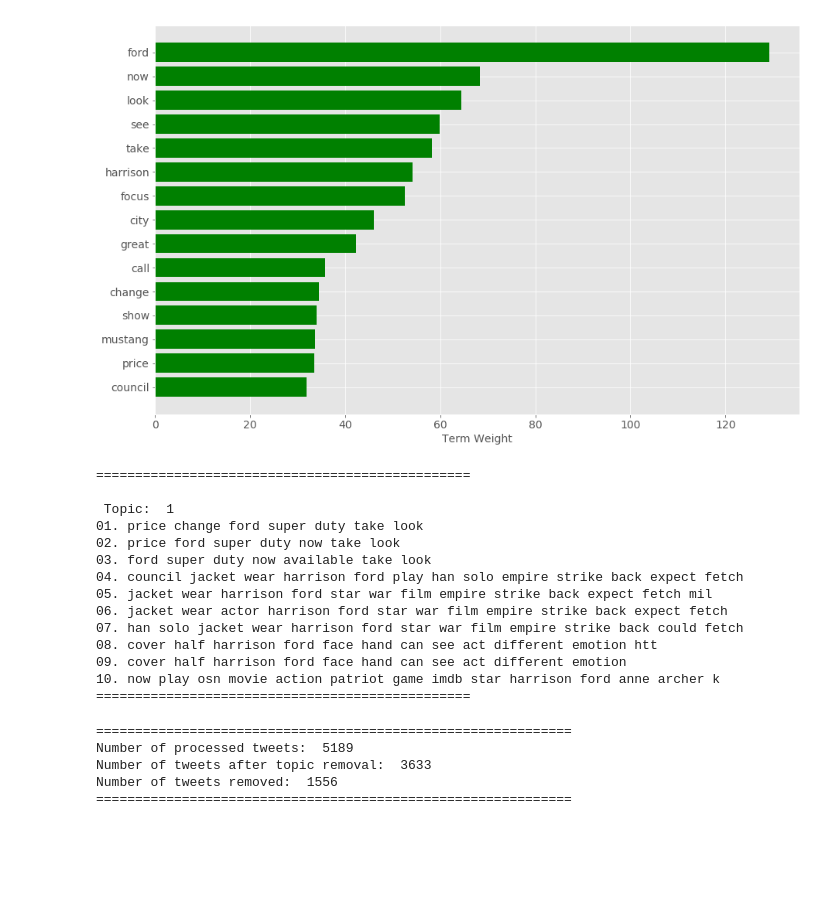
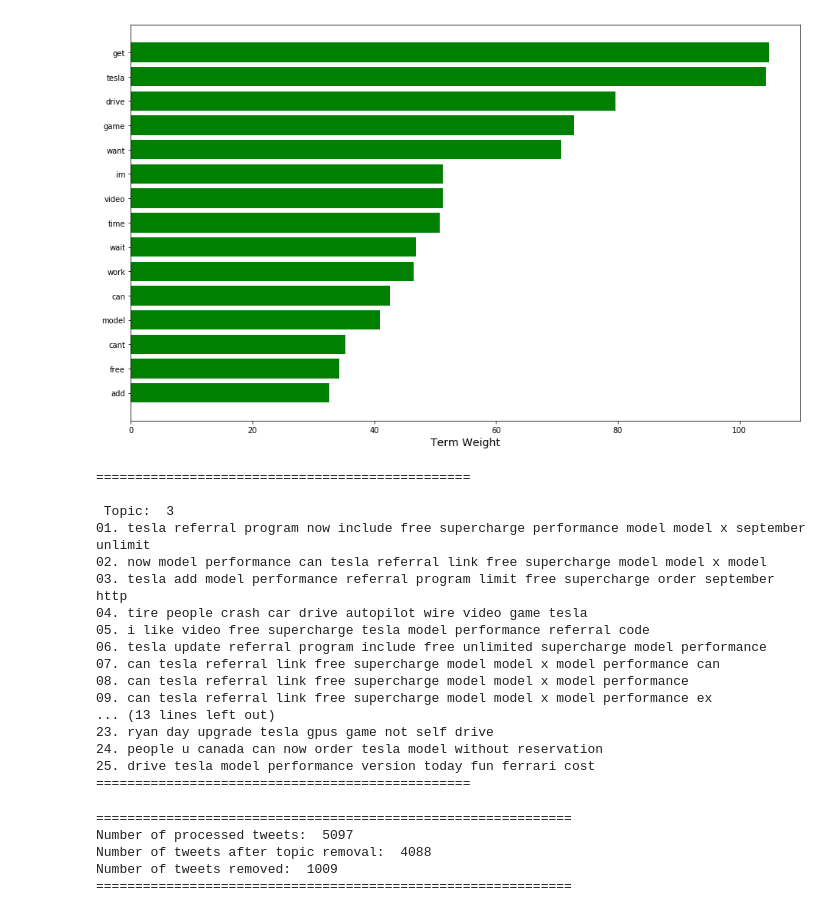
Before and after one commit to Moly-malibu/sentiment_analysis-1, a Jupyter notebook: sentiment_model/Topic Modelling.ipynb, the cells around one changed output. Cells and saved outputs as stored; diff of their text form; code cells hidden in the pictures; blank space fills up the shorter version.

```diff
--- a/sentiment_model/Topic Modelling.ipynb
+++ b/sentiment_model/Topic Modelling.ipynb
@@ -305,8 +365,8 @@ pd.DataFrame(word_dict)
 from textblob import TextBlob
 import collections
 
-plt.style.use("ggplot")
-matplotlib.rcParams.update({"font.size": 14})
+#plt.style.use("ggplot")
+#matplotlib.rcParams.update({"font.size": 14})
 
 def plot_top_term_weights( terms, H, topic_index, top ):
     # get the top terms and their weights
@@ -327,51 +387,57 @@ def plot_top_term_weights( terms, H, topic_index, top ):
     plt.xlabel("Term Weight",fontsize=14)
     plt.tight_layout()
     plt.show()
 
 def get_top_tweets( all_tweets, W, topic_index, top ):
     '''
     Returns the most relevant tweets ordered according to their topic relevance
     '''
 
     # reverse sort the values to sort the indices
     top_indices = np.argsort( W[:,topic_index] )[::-1]
 
     # now get the snippets corresponding to the top-ranked indices
     top_tweets = []
+    top_scores = []
     for doc_index in top_indices[0:top]:
         top_tweets.append( all_tweets[doc_index] )
-    return top_tweets
+        top_scores.append(W[doc_index,topic_index])
+        #print(W[doc_index,topic_index])
+    return top_tweets,top_scores
 
 
-
-topic = 0
+# Let us examine the specific weights of the topic
+topic = 2
 
 plot_top_term_weights( terms, H, topic, 15 )
 
 
 # Let us look now at the most relevant posts for each topic
-topic_tweets = get_top_tweets( snippets, W, topic, 10 )
+topic_tweets,top_scores = get_top_tweets( snippets, W, topic, 25 )
 
 print('================================================')
 print('\n Topic: ', topic+1)
 for i, tweet in enumerate(topic_tweets):
     print("%02d. %s " % ( (i+1), tweet) )
 print('================================================\n')
 # %% [output]
-[figure, old version]
+[figure, new version]
 ================================================
 
- Topic:  1
-01. price change ford super duty take look
-02. price ford super duty now take look
-03. ford super duty now available take look
-04. council jacket wear harrison ford play han solo empire strike back expect fetch
-05. jacket wear harrison ford star war film empire strike back expect fetch mil
-06. jacket wear actor harrison ford star war film empire strike back expect fetch
-07. han solo jacket wear harrison ford star war film empire strike back could fetch
-08. cover half harrison ford face hand can see act different emotion htt
-09. cover half harrison ford face hand can see act different emotion
-10. now play osn movie action patriot game imdb star harrison ford anne archer k
+ Topic:  3
+01. tesla referral program now include free supercharge performance model model x september unlimit
+02. now model performance can tesla referral link free supercharge model model x model
+03. tesla add model performance referral program limit free supercharge order september http
+04. tire people crash car drive autopilot wire video game tesla
+05. i like video free supercharge tesla model performance referral code
+06. tesla update referral program include free unlimited supercharge model performance
+07. can tesla referral link free supercharge model model x model performance can
+08. can tesla referral link free supercharge model model x model performance
+09. can tesla referral link free supercharge model model x model performance ex
+... (13 lines left out)
+23. ryan day upgrade tesla gpus game not self drive
+24. people u canada can now order tesla model without reservation
+25. drive tesla model performance version today fun ferrari cost
 ================================================
 # %%
 # Now that we have found the specific topics that we want to filter out, we must make a new data frame that removes
@@ -379,30 +445,35 @@ print('================================================\n')
 
 # Enumerates the topics that we want to remove
 drop_topics = [0]
-drop_fraction = 0.3 # We will drop 40% of tweets ranked according to this category
-drop_number = int(len(df)*drop_fraction)
+drop_threshold = 0.2 # Tweets that are above the threshold are dropped from the dataframe
 drop_tweets = []
 
 for drop_topic in drop_topics:
-    topic_tweets = get_top_tweets( snippets, W, drop_topic, drop_number)
-    drop_tweets+=topic_tweets
+    topic_tweets,topic_scores = get_top_tweets( snippets, W, drop_topic, len(df))
+
+
+    for i in range(len(topic_tweets)):
+
+        # Find the tweets that are above the threshold
+        if(topic_scores[i]>=drop_threshold):
+            drop_tweets.append(topic_tweets[i])
 
 # This command drops the rows that are in the selected topics
-df = df[~df['tweet_text'].isin(drop_tweets)]
-df=df.reset_index(drop=True)
-N_dropped_topics = len(df)
+df_cleaned = df[~df['tweet_text'].isin(drop_tweets)]
+df_cleaned=df_cleaned.reset_index(drop=True)
+N_dropped_topics = len(df_cleaned)
 
 
 print('=============================================================')
 print("Number of processed tweets: ", N_processed_tweets)
 print("Number of tweets after topic removal: ", N_dropped_topics)
-print("Number of tweets removed: ", drop_number)
+print("Number of tweets removed: ",  N_processed_tweets-N_dropped_topics)
 print('=============================================================')
 # %% [output]
 =============================================================
-Number of processed tweets:  5189
-Number of tweets after topic removal:  3633
-Number of tweets removed:  1556
+Number of processed tweets:  5097
+Number of tweets after topic removal:  4088
+Number of tweets removed:  1009
 =============================================================
 # %%
 # Now we can do an analysis on the final data
```
Also changed, not shown: parts of 9 cells of this notebook, 5 other files.
